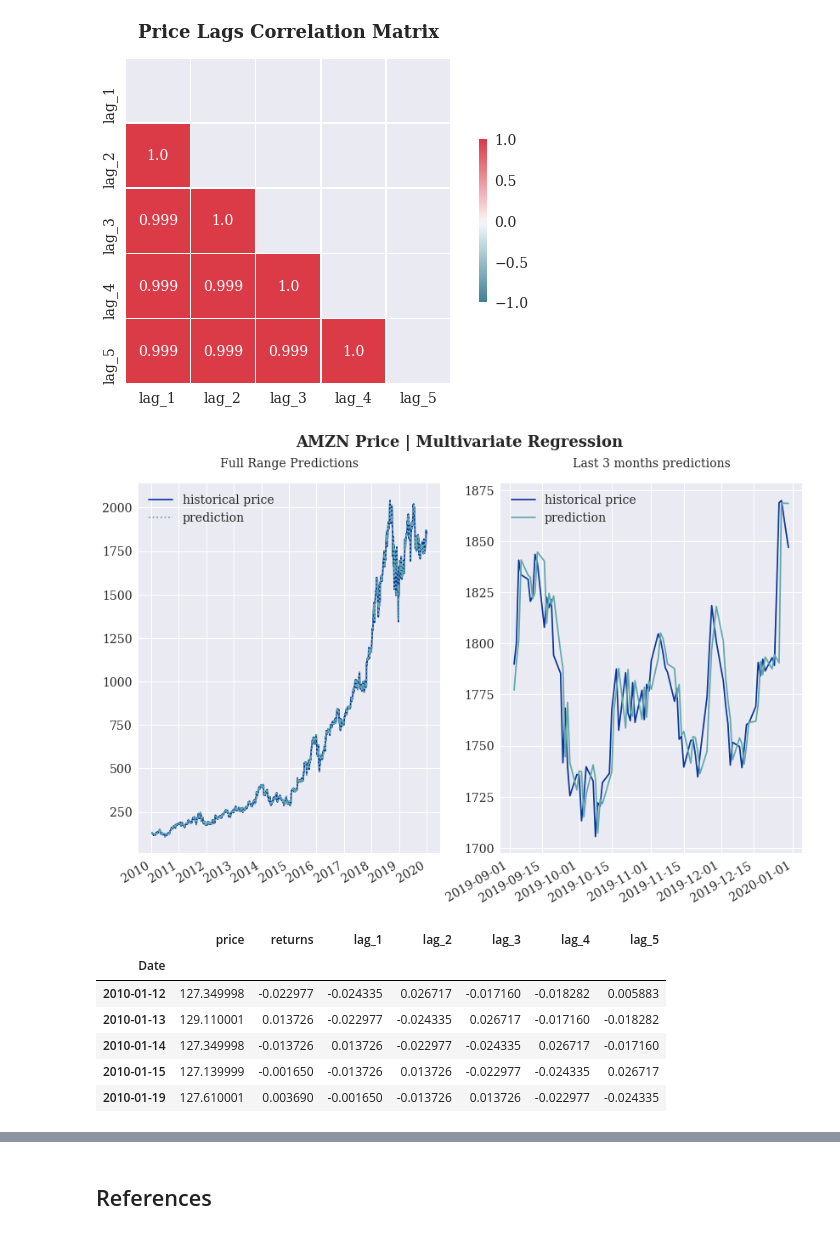
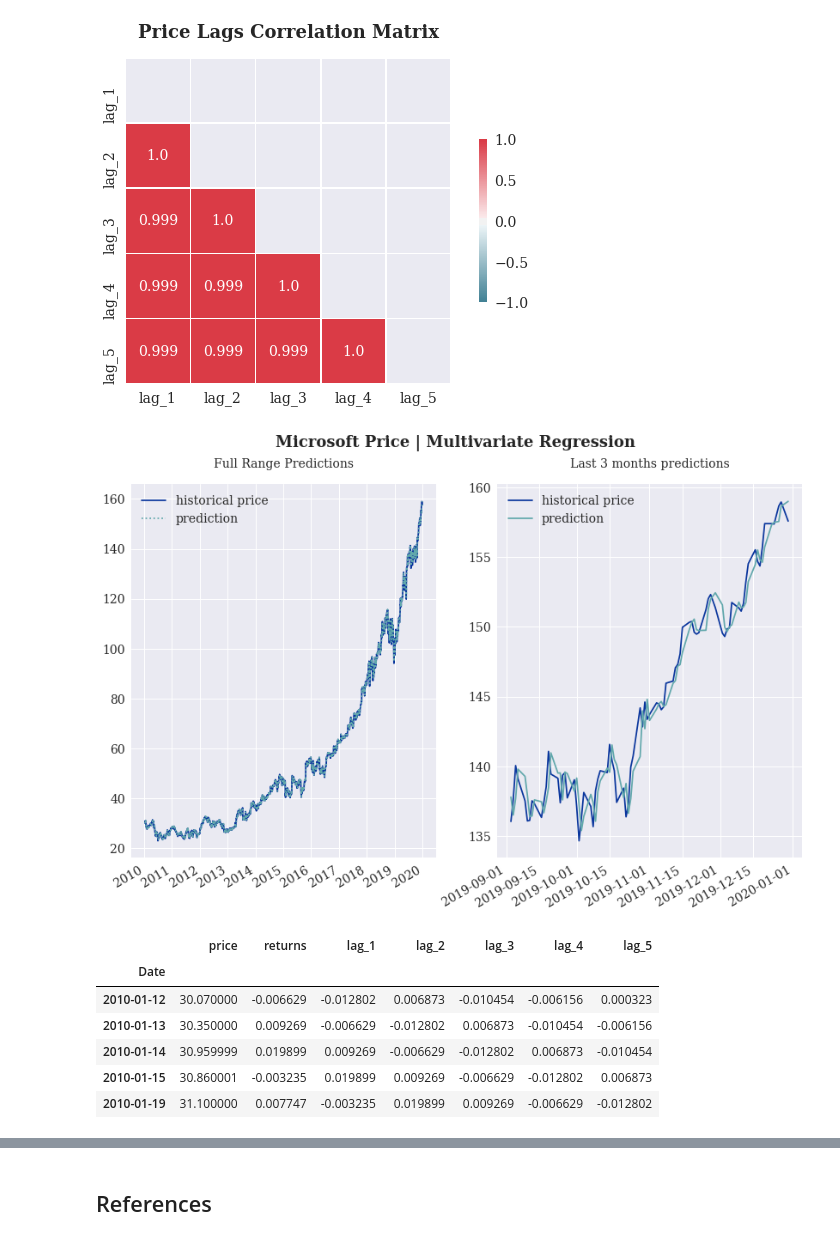
Before and after one commit to mateomarks/Algorithmic-Trading, a Jupyter notebook: 02 ML Based Strategies.ipynb, the cells around one changed output, grey strips where cells are left out. Drawn from its saved outputs; the diff is of its cells as text; code cells hidden in the pictures.

```diff
--- a/02 ML Based Strategies.ipynb
+++ b/02 ML Based Strategies.ipynb
@@ -39,7 +39,7 @@ plt.rc('figure', titlesize=BIGGER_SIZE)  # fontsize of the figure title
 
 plt.rc('figure', figsize=(10,6))
 # %%
-symbol = ["AMZN"]
+symbol = ["MSFT"]
 rawdata = yf.download(symbol, start="2010-01-01", end="2019-12-31")
 rawdata = pd.DataFrame(rawdata['Close'])
 rawdata.columns = ['price']
@@ -131,25 +131,25 @@ lagsR['prediction'] = np.dot(lagsR[cols], reg)
 # %%
 plt.figure(figsize=(14, 8))
 
 plt.subplot(1,2,1)
 plt.plot(lagsR.index, lagsR['price'], label='historical price', color='#0A369D')
 plt.plot(lagsR.index, lagsR['prediction'], label='prediction', linestyle=':', color='#62a8ac')
 plt.title('Full Range Predictions', pad=20)
 plt.legend(loc=0)
 plt.setp(plt.xticks()[1], rotation=30, ha='right');
 
 plt.subplot(1,2,2)
 plt.plot(lagsR.loc['2019-9-1':].index, lagsR['price'].loc['2019-9-1':],
          label='historical price', color='#0A369D')
 plt.plot(lagsR.loc['2019-9-1':].index, lagsR['prediction'].loc['2019-9-1':],
          label='prediction', linestyle='-', color='#62a8ac')
 plt.title('Last 3 months predictions', pad=20)
 plt.legend(loc=0)
 plt.setp(plt.xticks()[1], rotation=30, ha='right')
-plt.suptitle("AMZN Price | Multivariate Regression",fontweight="bold");
+plt.suptitle("Microsoft Price | Multivariate Regression",fontweight="bold");
 # plt.savefig('price_multi.png', facecolor='None')
 # %% [output]
-[figure, old version]
+[figure, new version]
 # %%
 rets = rawdata.copy()
 rets['returns'] = np.log(rets/rets.shift(1))
@@ -167,11 +167,11 @@ rets.head()
 # %% [output]
 |  | price | returns | lag_1 | lag_2 | lag_3 | lag_4 | lag_5 |
 | Date |  |  |  |  |  |  |  |
-| 2010-01-12 | 127.349998 | -0.022977 | -0.024335 | 0.026717 | -0.017160 | -0.018282 | 0.005883 |
-| 2010-01-13 | 129.110001 | 0.013726 | -0.022977 | -0.024335 | 0.026717 | -0.017160 | -0.018282 |
-| 2010-01-14 | 127.349998 | -0.013726 | 0.013726 | -0.022977 | -0.024335 | 0.026717 | -0.017160 |
-| 2010-01-15 | 127.139999 | -0.001650 | -0.013726 | 0.013726 | -0.022977 | -0.024335 | 0.026717 |
-| 2010-01-19 | 127.610001 | 0.003690 | -0.001650 | -0.013726 | 0.013726 | -0.022977 | -0.024335 |
+| 2010-01-12 | 30.070000 | -0.006629 | -0.012802 | 0.006873 | -0.010454 | -0.006156 | 0.000323 |
+| 2010-01-13 | 30.350000 | 0.009269 | -0.006629 | -0.012802 | 0.006873 | -0.010454 | -0.006156 |
+| 2010-01-14 | 30.959999 | 0.019899 | 0.009269 | -0.006629 | -0.012802 | 0.006873 | -0.010454 |
+| 2010-01-15 | 30.860001 | -0.003235 | 0.019899 | 0.009269 | -0.006629 | -0.012802 | 0.006873 |
+| 2010-01-19 | 31.100000 | 0.007747 | -0.003235 | 0.019899 | 0.009269 | -0.006629 | -0.012802 |
 # %%
 b = rets[cols].corr()
 b.round(3)
```
Also changed, not shown: parts of 28 cells of this notebook.
